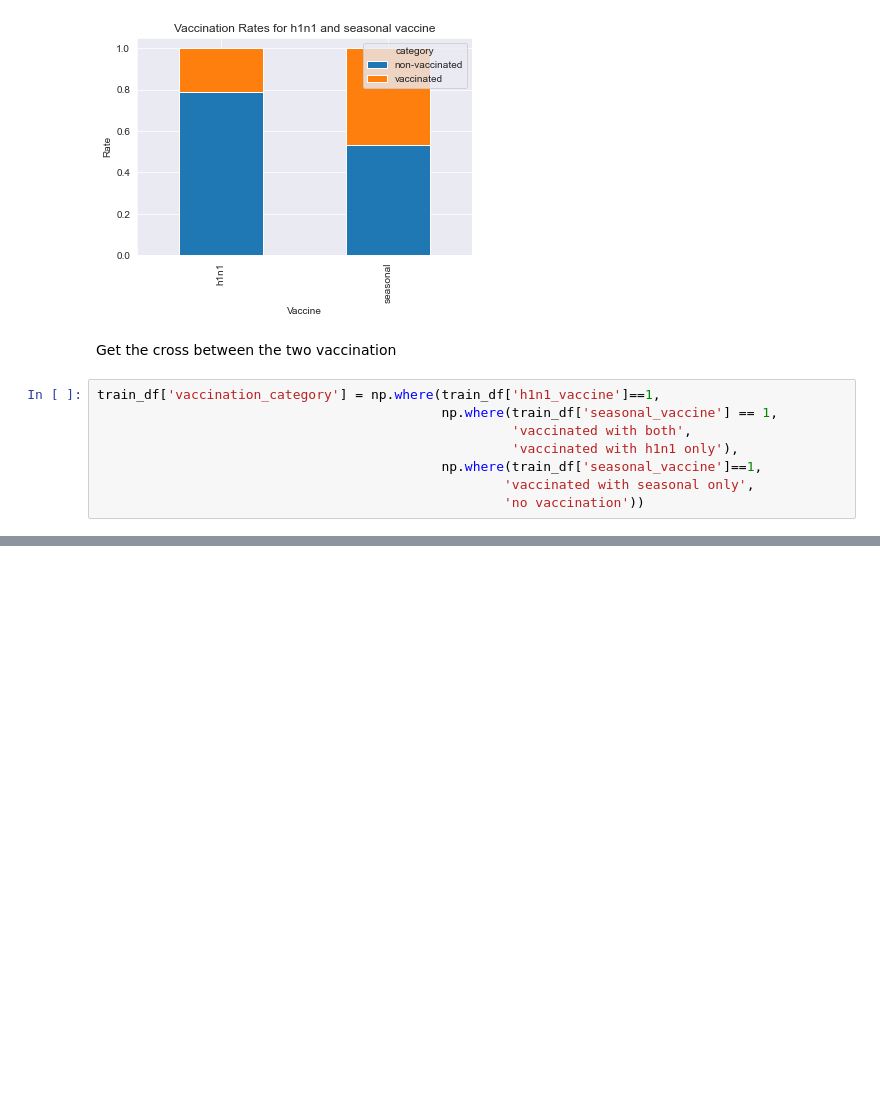
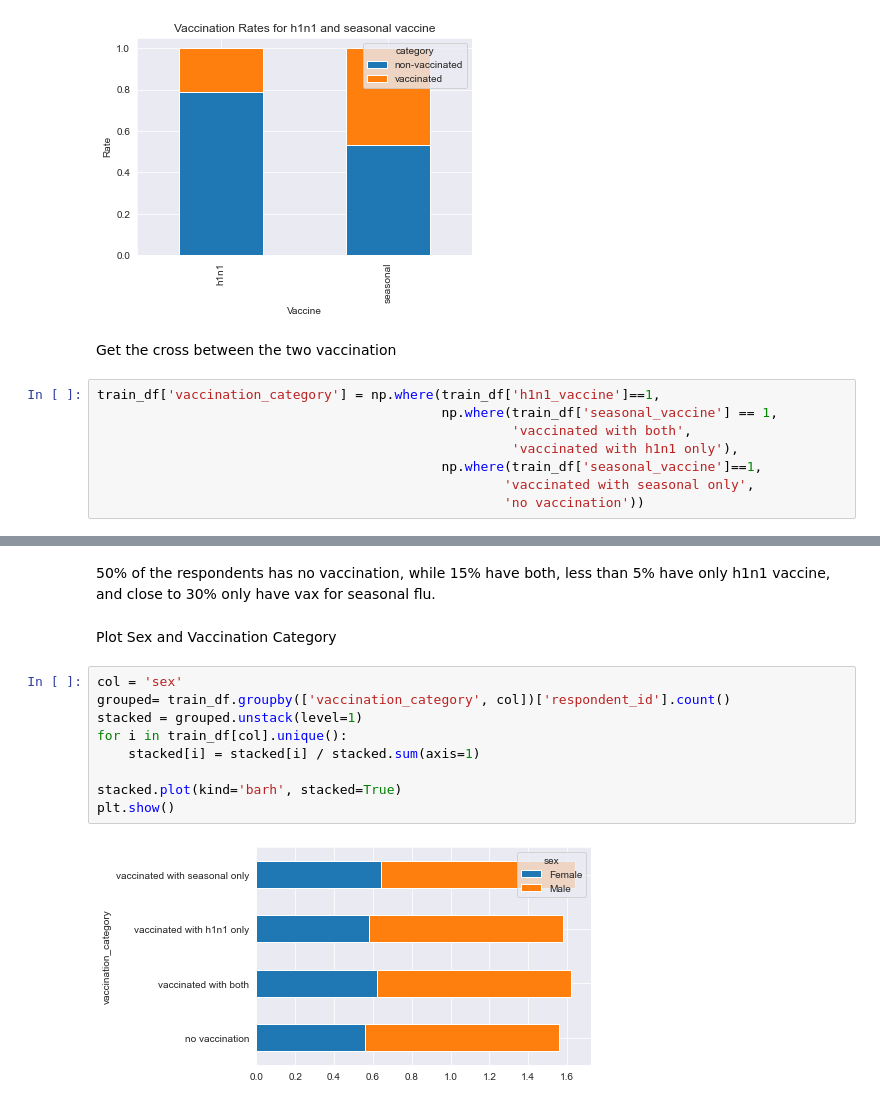
Before and after one commit to lnbalon/mab2133, a Jupyter notebook: workshop/notebooks/01-support-vector-machine.ipynb, the cells around one changed output, grey strips where cells are left out. Cells and saved outputs as stored; diff of their text form; blank space fills up the shorter version.

```diff
--- a/workshop/notebooks/01-support-vector-machine.ipynb
+++ b/workshop/notebooks/01-support-vector-machine.ipynb
@@ -139,0 +144,15 @@ plt.show()
+# %% [markdown]
+50% of the respondents has no vaccination, while 15% have both, less than 5% have only h1n1 vaccine, and close to 30% only have vax for seasonal flu.
+# %% [markdown]
+Plot Sex and Vaccination Category
+# %%
+col = 'sex'
+grouped= train_df.groupby(['vaccination_category', col])['respondent_id'].count()
+stacked = grouped.unstack(level=1)
+for i in train_df[col].unique():
+    stacked[i] = stacked[i] / stacked.sum(axis=1)
+
+stacked.plot(kind='barh', stacked=True)
+plt.show()
+# %% [output]
+[figure, added]
```
Also changed, not shown: parts of 9 cells of this notebook.
